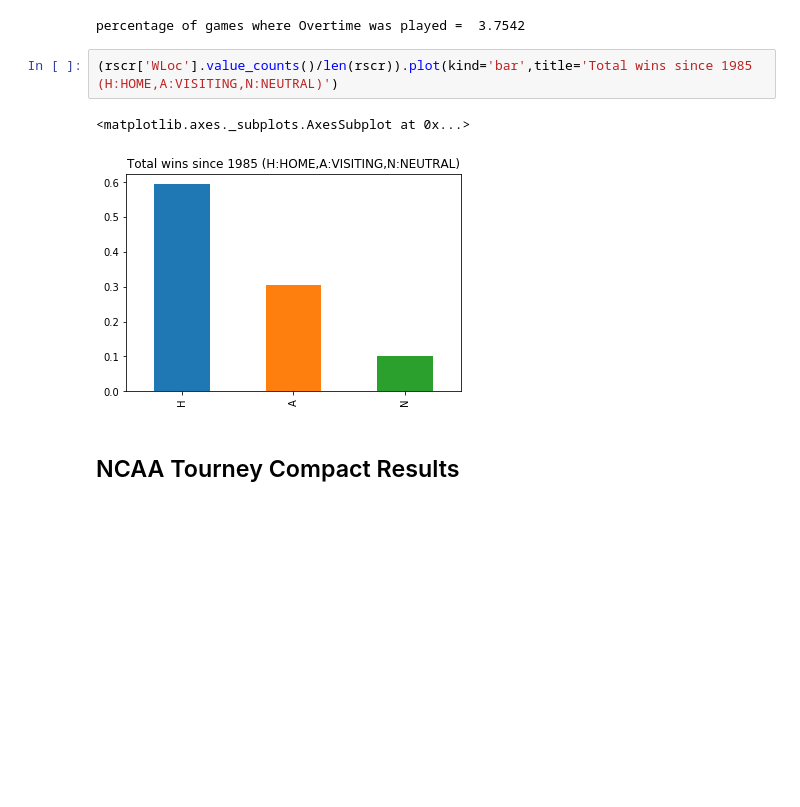
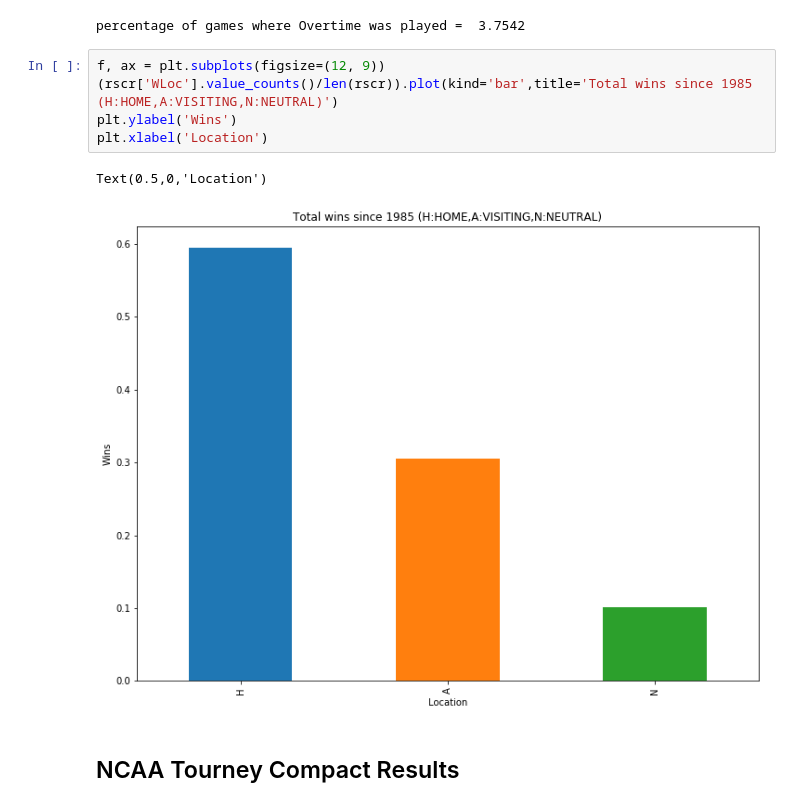
Before and after one commit to cdbale/Final_Project, a Jupyter notebook: Final Project.ipynb, the cells around one changed output. Saved outputs shown, nothing was run; the diff lists cells and outputs as text; blank space fills up the shorter version.

```diff
--- a/Final Project.ipynb
+++ b/Final Project.ipynb
@@ -287,10 +287,13 @@ print("percentage of games where Overtime was played = ",round(len(rscr[rscr['Nu
 # %% [output]
 percentage of games where Overtime was played =  3.7542
 # %%
+f, ax = plt.subplots(figsize=(12, 9))
 (rscr['WLoc'].value_counts()/len(rscr)).plot(kind='bar',title='Total wins since 1985 (H:HOME,A:VISITING,N:NEUTRAL)')
+plt.ylabel('Wins')
+plt.xlabel('Location')
 # %% [output]
-<matplotlib.axes._subplots.AxesSubplot at 0x...>
+Text(0.5,0,'Location')
-[figure, old version]
+[figure, new version]
 # %% [markdown]
 ## NCAA Tourney Compact Results
 # %%
```
Also changed, not shown: parts of 43 cells of this notebook.
